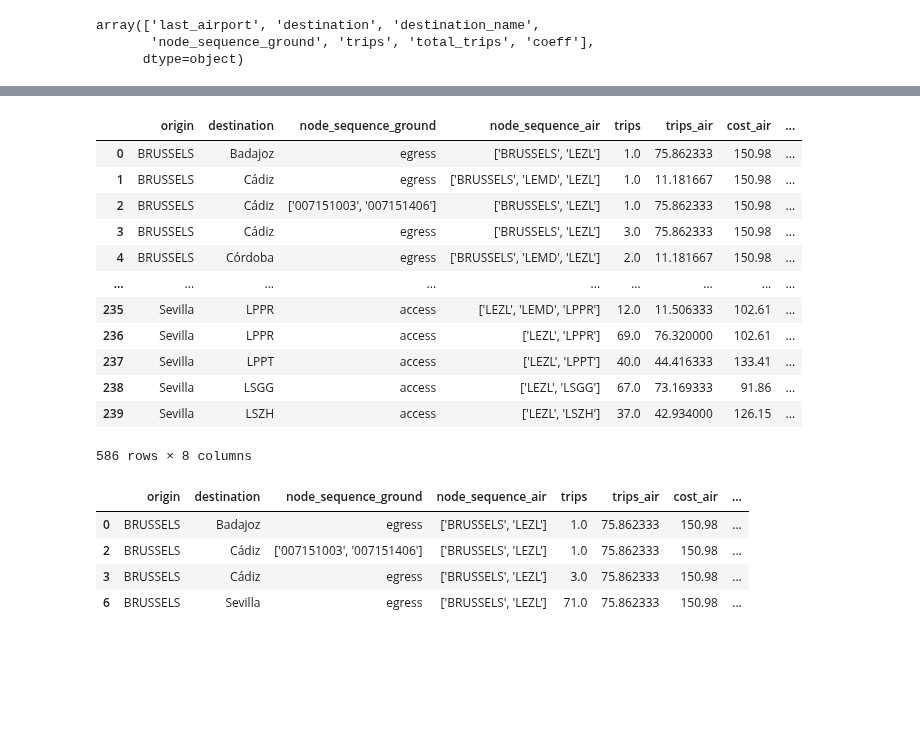
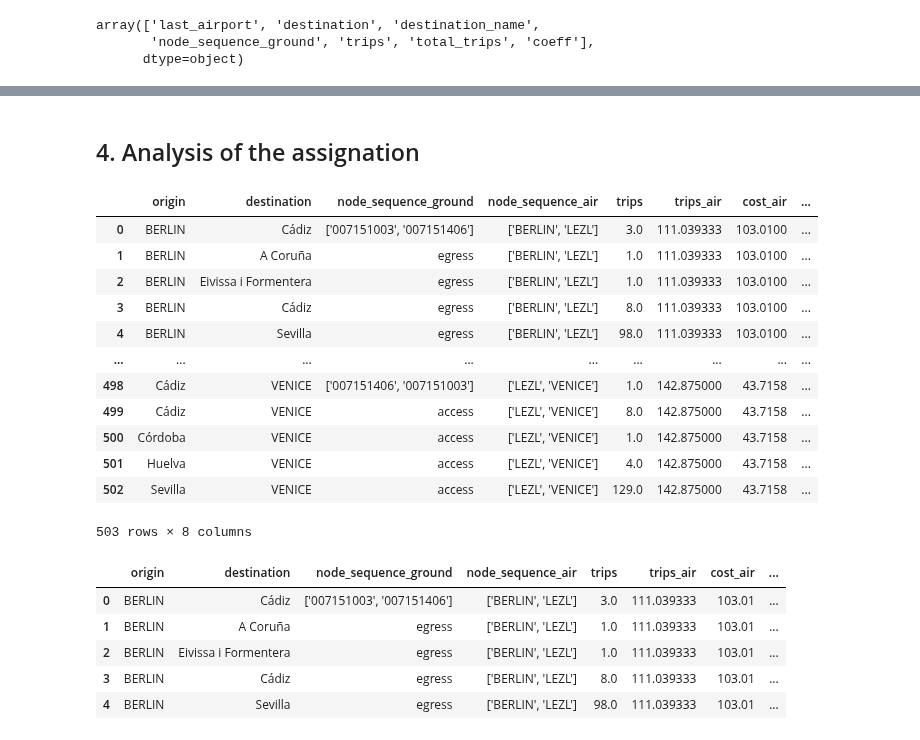
Before and after one commit to UoW-ATM/MultiModX, a Jupyter notebook: notebooks/CS11/assign_path_to_trips_from_AW.ipynb, the cells around one changed output, grey strips where cells are left out. Drawn from its saved outputs; the diff is of its cells as text; code cells hidden in the pictures; blank space fills up the shorter version.

Commit message:
notebook to assign path to trips modified

```diff
--- a/notebooks/CS11/assign_path_to_trips_from_AW.ipynb
+++ b/notebooks/CS11/assign_path_to_trips_from_AW.ipynb
@@ -35,8 +29,7 @@ def format_aw_paths(paths):
     paths=paths.drop(["Unnamed: 0"],axis=1) #drops additional column
     paths["cost"]=round(paths["Avg. Total Fare(USD)"]*0.9,2) #gets prices in euro
 
-    paths=paths.dropna() #drop nan values
-
+    paths=paths.dropna(how="any") #drop nan values
 
     # co2 emissions should be added at some point
     return paths
@@ -90,6 +83,15 @@ def create_aw_paths_cities(paths):
 
     total_after = paths.groupby(columns_grouped_by)["Passengers"].sum().sum()
     print(f"Sum before groupby: {total_before}, after: {total_after}")
+
+    paths=paths.groupby(["origin_city","destination_city","path"]).agg(
+       cost=("cost", lambda x: np.average(x,weights=paths.loc[x.index,"Passengers"])),
+       distance=("Distance (km)", lambda x: np.average(x,weights=paths.loc[x.index,"Passengers"])),
+        Passengers=("Passengers","sum")
+    ).reset_index()
+    total_final=paths["Passengers"].sum()
+    print(f"the total final is {total_final}")
+
     return paths
 # %%
 aw_paths_w_costs_cities=create_aw_paths_cities(aw_paths_w_costs_airports)
@@ -258,14 +307,14 @@ def assign_ground_path(trips_aw: pd.DataFrame, coeff_outgoing: pd.DataFrame, coe
         trips_outgoing_with_complete_path=pd.DataFrame(columns=columns_selected)
 
         #create lists of spanish origin and destination airports
-        destination_airports=list(trips_aw["destination_airport"])
+        destination_airports=list(trips_aw["destination_city"])
         spanish_destination_airports=set([airport for airport in destination_airports if airport.startswith("LE") or airport.startswith("GC")])
-        origin_airports=list(trips_aw["origin_airport"])
+        origin_airports=list(trips_aw["origin_city"])
         spanish_origin_airports=set([airport for airport in origin_airports if airport.startswith("LE") or airport.startswith("GC")])
 
         # first iterate over destination airports (incoming trips)
         for airport in spanish_destination_airports:
-                selected_trips=trips_aw[trips_aw["destination_airport"]==airport]
+                selected_trips=trips_aw[trips_aw["destination_city"]==airport]
                 selected_ground_paths=coeff_incoming[coeff_incoming["last_airport"]==airport]
                 if not selected_ground_paths.empty:
                         ground_paths_options, probs=generate_probabilities_incoming(selected_ground_paths)
@@ -282,24 +331,20 @@ def assign_ground_path(trips_aw: pd.DataFrame, coeff_outgoing: pd.DataFrame, coe
         # drop irrelevant columns for trips_incoming_with_complete_path
         trips_incoming_with_complete_path=trips_incoming_with_complete_path.drop(columns=["destination",
                                                                 "last_airport",
-                                                                "origin_airport",
-                                                                "destination_airport",
-                                                                "origin",
-                                                                "Avg. Total Fare(USD)",
                                                                 "destination_city"
                                                                 ])
 
         # rename columns for trips_incoming_with_complete_path for clarity
         trips_incoming_with_complete_path=trips_incoming_with_complete_path.rename(columns={"origin_city": "origin",
                                                                           "destination_name":"destination",
-                                                                          "Distance (km)":"distance_air",
+                                                                          "distance":"distance_air",
                                                                           "cost":"cost_air",
                                                                           "path":"node_sequence_air",
                                                                           "Passengers":"trips_air"
                                                                           })
         # second iterate over origin airports (outgoing trips)
         for airport in spanish_origin_airports:
-                selected_trips=trips_aw[trips_aw["origin_airport"]==airport]
+                selected_trips=trips_aw[trips_aw["origin_city"]==airport]
                 selected_ground_paths=coeff_outgoing[coeff_outgoing["first_airport"]==airport]
                 if not selected_ground_paths.empty:
                         ground_paths_options, probs=generate_probabilities_outgoing(selected_ground_paths)
@@ -314,24 +359,21 @@ def assign_ground_path(trips_aw: pd.DataFrame, coeff_outgoing: pd.DataFrame, coe
                         trips_outgoing_with_complete_path=pd.concat([trips_outgoing_with_complete_path,new_df])
 
         trips_outgoing_with_complete_path=trips_outgoing_with_complete_path.drop(columns=["destination",
+                                                        "origin",
                                                         "last_airport",
-                                                        "origin_airport",
-                                                        "destination_airport",
-                                                        "origin",
-                                                        "Avg. Total Fare(USD)",
                                                         "origin_city",
                                                         "destination_name"
                                                         ])
 
         trips_outgoing_with_complete_path=trips_outgoing_with_complete_path.rename(columns={"destination_city": "destination",
                                                                         "origin_name":"origin",
-                                                                        "Distance (km)":"distance_air",
+                                                                        "distance":"distance_air",
                                                                         "cost":"cost_air",
                                                                         "path":"node_sequence_air",
                                                                         "Passengers":"trips_air"
                                                                         })
 
-        trips_with_complete_path=pd.concat([trips_incoming_with_complete_path,trips_outgoing_with_complete_path])
+        trips_with_complete_path=pd.concat([trips_incoming_with_complete_path,trips_outgoing_with_complete_path],ignore_index=True)
 
         #re-order the columns
         trips_with_complete_path=trips_with_complete_path[["origin",
@@ -348,28 +390,31 @@ def assign_ground_path(trips_aw: pd.DataFrame, coeff_outgoing: pd.DataFrame, coe
 thing=list(coeff_incoming.columns.values)
 # %%
 trips_complete_small=assign_ground_path(aw_paths_w_costs_small,coeff_outgoing,coeff_incoming)
+# %% [markdown]
+## 4. Analysis of the assignation
 # %%
 trips_complete_small
 # %% [output]
 |  | origin | destination | node_sequence_ground | node_sequence_air | trips | trips_air | cost_air | ... |
-| 0 | BRUSSELS | Badajoz | egress | ['BRUSSELS', 'LEZL'] | 1.0 | 75.862333 | 150.98 | ... |
-| 1 | BRUSSELS | Cádiz | egress | ['BRUSSELS', 'LEMD', 'LEZL'] | 1.0 | 11.181667 | 150.98 | ... |
-| 2 | BRUSSELS | Cádiz | ['007151003', '007151406'] | ['BRUSSELS', 'LEZL'] | 1.0 | 75.862333 | 150.98 | ... |
-| 3 | BRUSSELS | Cádiz | egress | ['BRUSSELS', 'LEZL'] | 3.0 | 75.862333 | 150.98 | ... |
-| 4 | BRUSSELS | Córdoba | egress | ['BRUSSELS', 'LEMD', 'LEZL'] | 2.0 | 11.181667 | 150.98 | ... |
+| 0 | BERLIN | Cádiz | ['007151003', '007151406'] | ['BERLIN', 'LEZL'] | 3.0 | 111.039333 | 103.0100 | ... |
+| 1 | BERLIN | A Coruña | egress | ['BERLIN', 'LEZL'] | 1.0 | 111.039333 | 103.0100 | ... |
+| 2 | BERLIN | Eivissa i Formentera | egress | ['BERLIN', 'LEZL'] | 1.0 | 111.039333 | 103.0100 | ... |
+| 3 | BERLIN | Cádiz | egress | ['BERLIN', 'LEZL'] | 8.0 | 111.039333 | 103.0100 | ... |
+| 4 | BERLIN | Sevilla | egress | ['BERLIN', 'LEZL'] | 98.0 | 111.039333 | 103.0100 | ... |
 | ... | ... | ... | ... | ... | ... | ... | ... | ... |
-| 235 | Sevilla | LPPR | access | ['LEZL', 'LEMD', 'LPPR'] | 12.0 | 11.506333 | 102.61 | ... |
-| 236 | Sevilla | LPPR | access | ['LEZL', 'LPPR'] | 69.0 | 76.320000 | 102.61 | ... |
-| 237 | Sevilla | LPPT | access | ['LEZL', 'LPPT'] | 40.0 | 44.416333 | 133.41 | ... |
-| 238 | Sevilla | LSGG | access | ['LEZL', 'LSGG'] | 67.0 | 73.169333 | 91.86 | ... |
-| 239 | Sevilla | LSZH | access | ['LEZL', 'LSZH'] | 37.0 | 42.934000 | 126.15 | ... |
+| 498 | Cádiz | VENICE | ['007151406', '007151003'] | ['LEZL', 'VENICE'] | 1.0 | 142.875000 | 43.7158 | ... |
+| 499 | Cádiz | VENICE | access | ['LEZL', 'VENICE'] | 8.0 | 142.875000 | 43.7158 | ... |
+| 500 | Córdoba | VENICE | access | ['LEZL', 'VENICE'] | 1.0 | 142.875000 | 43.7158 | ... |
+| 501 | Huelva | VENICE | access | ['LEZL', 'VENICE'] | 4.0 | 142.875000 | 43.7158 | ... |
+| 502 | Sevilla | VENICE | access | ['LEZL', 'VENICE'] | 129.0 | 142.875000 | 43.7158 | ... |
-586 rows × 8 columns
+503 rows × 8 columns
 # %%
-trips_complete_small[trips_complete_small["trips_air"]==75.862333]
+trips_complete_small[trips_complete_small["trips_air"]==111.039333]
 # %% [output]
 |  | origin | destination | node_sequence_ground | node_sequence_air | trips | trips_air | cost_air | ... |
-| 0 | BRUSSELS | Badajoz | egress | ['BRUSSELS', 'LEZL'] | 1.0 | 75.862333 | 150.98 | ... |
-| 2 | BRUSSELS | Cádiz | ['007151003', '007151406'] | ['BRUSSELS', 'LEZL'] | 1.0 | 75.862333 | 150.98 | ... |
-| 3 | BRUSSELS | Cádiz | egress | ['BRUSSELS', 'LEZL'] | 3.0 | 75.862333 | 150.98 | ... |
-| 6 | BRUSSELS | Sevilla | egress | ['BRUSSELS', 'LEZL'] | 71.0 | 75.862333 | 150.98 | ... |
+| 0 | BERLIN | Cádiz | ['007151003', '007151406'] | ['BERLIN', 'LEZL'] | 3.0 | 111.039333 | 103.01 | ... |
+| 1 | BERLIN | A Coruña | egress | ['BERLIN', 'LEZL'] | 1.0 | 111.039333 | 103.01 | ... |
+| 2 | BERLIN | Eivissa i Formentera | egress | ['BERLIN', 'LEZL'] | 1.0 | 111.039333 | 103.01 | ... |
+| 3 | BERLIN | Cádiz | egress | ['BERLIN', 'LEZL'] | 8.0 | 111.039333 | 103.01 | ... |
+| 4 | BERLIN | Sevilla | egress | ['BERLIN', 'LEZL'] | 98.0 | 111.039333 | 103.01 | ... |
 # %%
```
Also changed, not shown: parts of 88 cells of this notebook.
